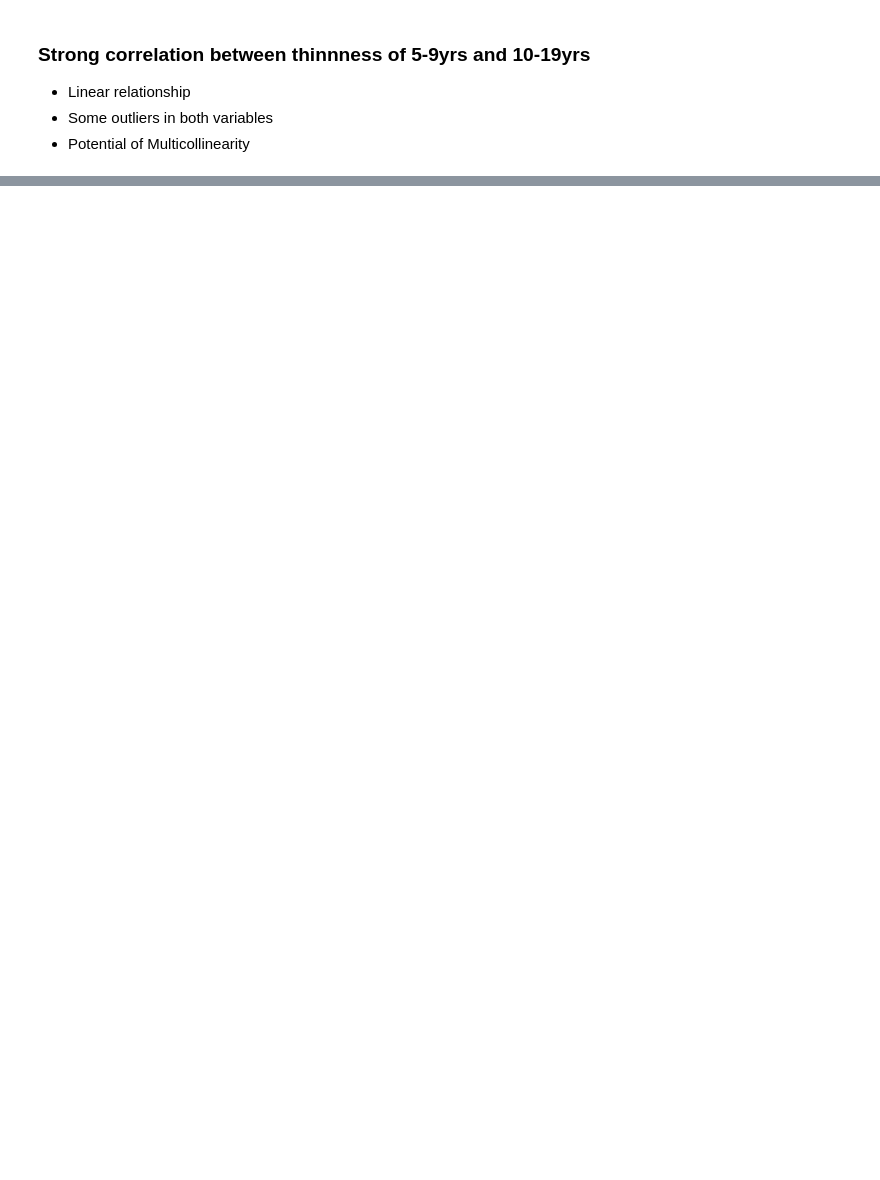
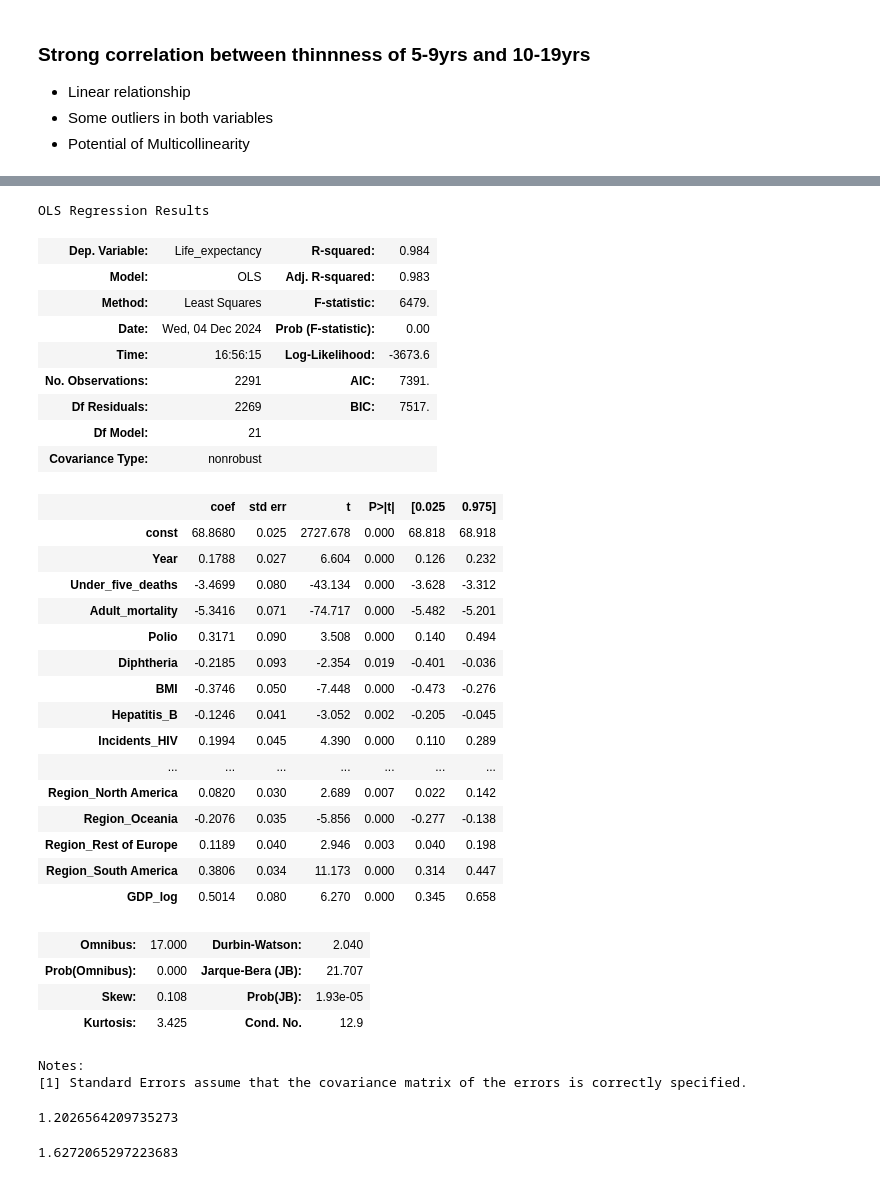
Before and after one commit to TobyScogings/WHO-Project, a Jupyter notebook: WHO Project LE.ipynb, the cells around one changed output, grey strips where cells are left out. Cells and saved outputs as stored; diff of their text form; code cells hidden in the pictures; blank space fills up the shorter version.

```diff
--- a/WHO Project LE.ipynb
+++ b/WHO Project LE.ipynb
@@ -252,0 +266,61 @@ plt.show()
+# %%
+#remove population, measles - high p-values
+#remove alcohol consumptoin reduced region_middle_east's p-value!!
+
+
+feature_cols = ['const', 'Year','Under_five_deaths', 'Adult_mortality',
+                  'Polio','Diphtheria','BMI','Hepatitis_B',
+                 'Incidents_HIV', 'avg_thin', 'GDP_per_capita',
+                 'Schooling', 'Economy_status_Developed', 'Region_Asia',
+                 'Region_Central America and Caribbean',  'Region_European Union', 'Region_Middle East',
+                 'Region_North America', 'Region_Oceania','Region_Rest of Europe', 'Region_South America',
+                 'GDP_log']
+
+#minimal model
+# feature_cols = ['const', 'Year', 'Alcohol_consumption', 'GDP_per_capita',
+#                  'Region_Asia','Region_Central America and Caribbean',  'Region_European Union', 'Region_Middle East',
+#                  'Region_North America', 'Region_Oceania','Region_Rest of Europe', 'Region_South America',
+#                  'GDP_log', 'Population_mln']
+# %%
+lin_reg = sm .OLS (y_train, X_train_fe [feature_cols])
+results = lin_reg.fit()
+results.summary()
+# %% [output]
+OLS Regression Results
+| Dep. Variable: | Life_expectancy | R-squared: | 0.984 |
+| Model: | OLS | Adj. R-squared: | 0.983 |
+| Method: | Least Squares | F-statistic: | 6479. |
+| Date: | Wed, 04 Dec 2024 | Prob (F-statistic): | 0.00 |
+| Time: | 16:56:15 | Log-Likelihood: | -3673.6 |
+| No. Observations: | 2291 | AIC: | 7391. |
+| Df Residuals: | 2269 | BIC: | 7517. |
+| Df Model: | 21 |  |  |
+| Covariance Type: | nonrobust |  |  |
+|  | coef | std err | t | P>|t| | [0.025 | 0.975] |
+| const | 68.8680 | 0.025 | 2727.678 | 0.000 | 68.818 | 68.918 |
+| Year | 0.1788 | 0.027 | 6.604 | 0.000 | 0.126 | 0.232 |
+| Under_five_deaths | -3.4699 | 0.080 | -43.134 | 0.000 | -3.628 | -3.312 |
+| Adult_mortality | -5.3416 | 0.071 | -74.717 | 0.000 | -5.482 | -5.201 |
+| Polio | 0.3171 | 0.090 | 3.508 | 0.000 | 0.140 | 0.494 |
+| Diphtheria | -0.2185 | 0.093 | -2.354 | 0.019 | -0.401 | -0.036 |
+| BMI | -0.3746 | 0.050 | -7.448 | 0.000 | -0.473 | -0.276 |
+| Hepatitis_B | -0.1246 | 0.041 | -3.052 | 0.002 | -0.205 | -0.045 |
+| Incidents_HIV | 0.1994 | 0.045 | 4.390 | 0.000 | 0.110 | 0.289 |
+| ... | ... | ... | ... | ... | ... | ... |
+| Region_North America | 0.0820 | 0.030 | 2.689 | 0.007 | 0.022 | 0.142 |
+| Region_Oceania | -0.2076 | 0.035 | -5.856 | 0.000 | -0.277 | -0.138 |
+| Region_Rest of Europe | 0.1189 | 0.040 | 2.946 | 0.003 | 0.040 | 0.198 |
+| Region_South America | 0.3806 | 0.034 | 11.173 | 0.000 | 0.314 | 0.447 |
+| GDP_log | 0.5014 | 0.080 | 6.270 | 0.000 | 0.345 | 0.658 |
+| Omnibus: | 17.000 | Durbin-Watson: | 2.040 |
+| Prob(Omnibus): | 0.000 | Jarque-Bera (JB): | 21.707 |
+| Skew: | 0.108 | Prob(JB): | 1.93e-05 |
+| Kurtosis: | 3.425 | Cond. No. | 12.9 |
+Notes:
+[1] Standard Errors assume that the covariance matrix of the errors is correctly specified.
+# %%
+y_pred = results.predict(X_train_fe[feature_cols])
+rmse = statsmodels.tools.eval_measures.rmse(y_train,y_pred)
+print(rmse)
+# %% [output]
+1.2026564209735273
@@ -252,0 +330,6 @@ plt.show()
+# %%
+y_test_pred = results.predict(X_test_fe)
+rmse = statsmodels.tools.eval_measures.rmse(y_test, y_test_pred)
+print(rmse)
+# %% [output]
+1.6272065297223683
```
Also changed, not shown: parts of 22 cells of this notebook.
